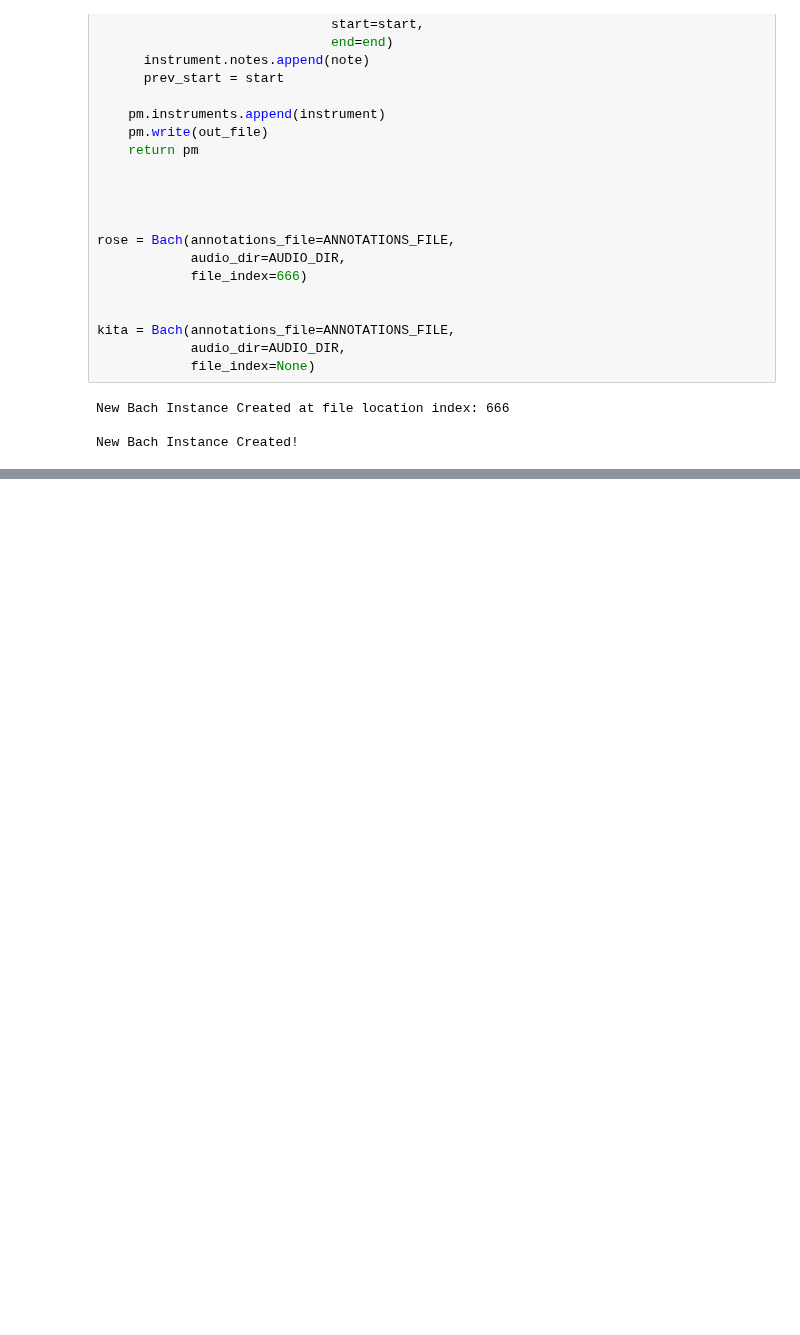
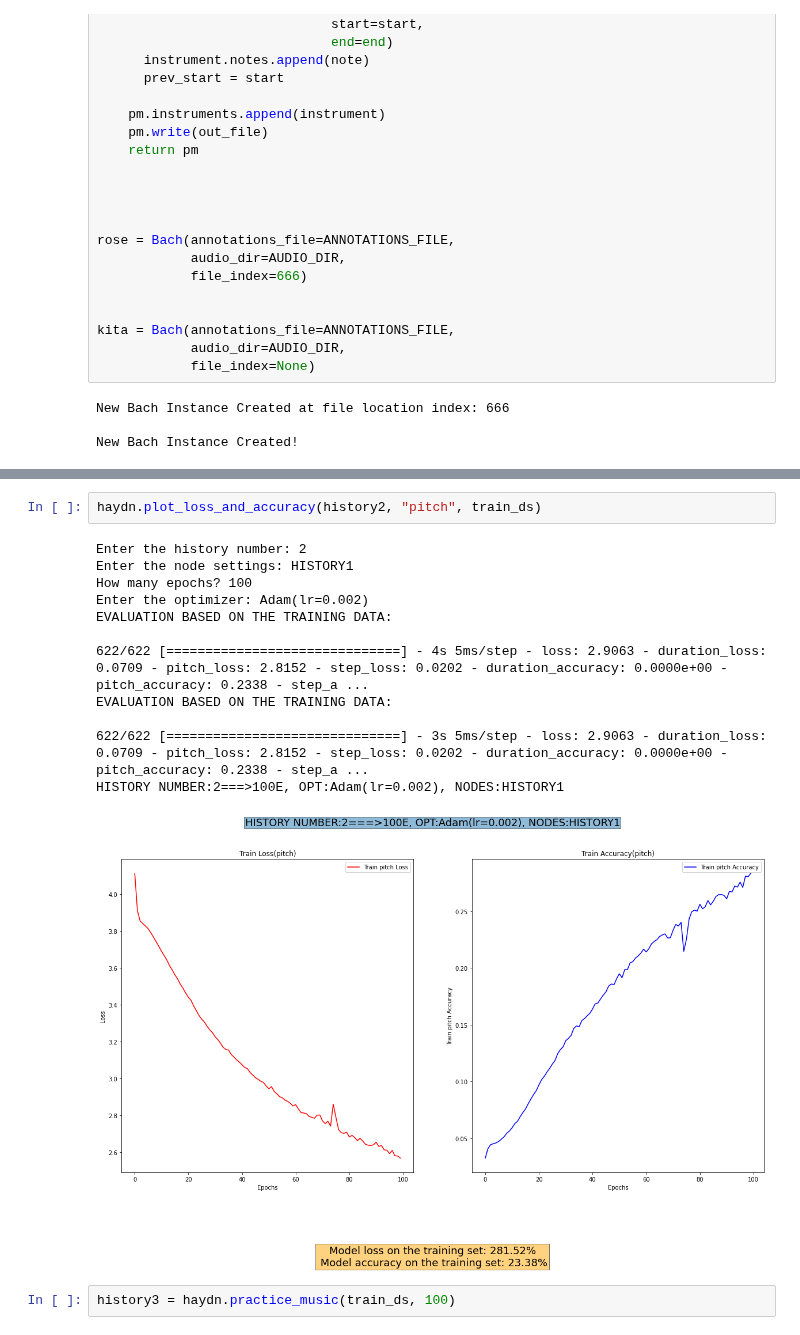
Before and after one commit to spaceBearAmadeus/OUTDATED-studentNeedsNavigator, a Jupyter notebook: ROSE_Composer.ipynb, the cells around one changed output, grey strips where cells are left out. Cells and saved outputs as stored; diff of their text form; blank space fills up the shorter version.

```diff
--- a/ROSE_Composer.ipynb
+++ b/ROSE_Composer.ipynb
@@ -467,0 +696,17 @@ Sequence Map:
+# %%
+haydn.plot_loss_and_accuracy(history2, "pitch", train_ds)
+# %% [output]
+Enter the history number: 2
+Enter the node settings: HISTORY1
+How many epochs? 100
+Enter the optimizer: Adam(lr=0.002)
+EVALUATION BASED ON THE TRAINING DATA:
+
+622/622 [==============================] - 4s 5ms/step - loss: 2.9063 - duration_loss: 0.0709 - pitch_loss: 2.8152 - step_loss: 0.0202 - duration_accuracy: 0.0000e+00 - pitch_accuracy: 0.2338 - step_a ...
+EVALUATION BASED ON THE TRAINING DATA:
+
+622/622 [==============================] - 3s 5ms/step - loss: 2.9063 - duration_loss: 0.0709 - pitch_loss: 2.8152 - step_loss: 0.0202 - duration_accuracy: 0.0000e+00 - pitch_accuracy: 0.2338 - step_a ...
+HISTORY NUMBER:2===>100E, OPT:Adam(lr=0.002), NODES:HISTORY1
+[figure, added]
+# %%
+history3 = haydn.practice_music(train_ds, 100)
```
Also changed, not shown: parts of 19 cells of this notebook.
